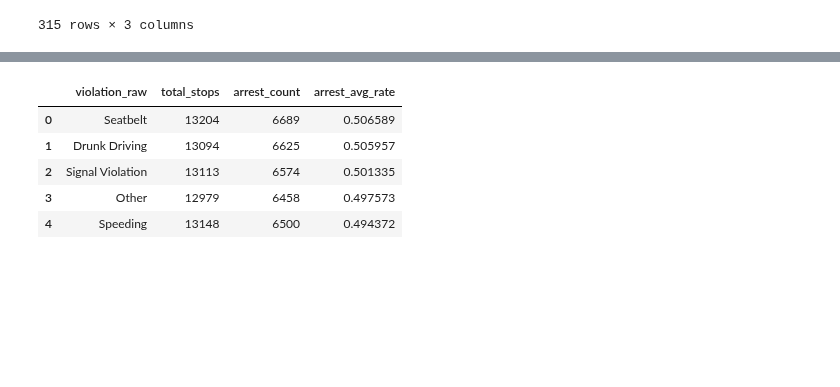
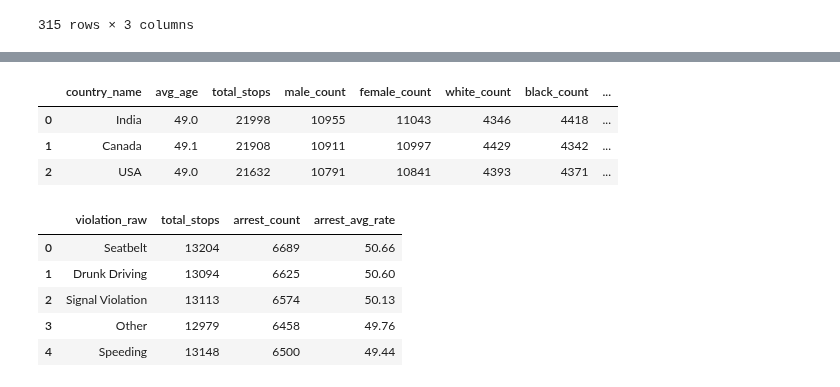
Before and after one commit to Infant-Joshva/Data-Science-learning-path, a Jupyter notebook: Mini_Project_1(Secure_check)Git/Mini_project_1(Secure_Check).ipynb, the cells around one changed output, grey strips where cells are left out. Drawn from its saved outputs; the diff is of its cells as text; code cells hidden in the pictures; blank space fills up the shorter version.

```diff
--- a/Mini_Project_1(Secure_check)Git/Mini_project_1(Secure_Check).ipynb
+++ b/Mini_Project_1(Secure_check)Git/Mini_project_1(Secure_Check).ipynb
@@ -652,23 +728,50 @@ query_c2_df
+# %%
+#5.Driver Demographics by Country (Age, Gender, and Race)
+query = """
+SELECT
+    country_name,
+    ROUND(AVG(driver_age_raw), 1) AS avg_age,
+    COUNT(*) AS total_stops,
+    SUM(CASE WHEN driver_gender = 'M' THEN 1 ELSE 0 END) AS male_count,
+    SUM(CASE WHEN driver_gender = 'F' THEN 1 ELSE 0 END) AS female_count,
+    SUM(CASE WHEN driver_race = 'White' THEN 1 ELSE 0 END) AS white_count,
+    SUM(CASE WHEN driver_race = 'Black' THEN 1 ELSE 0 END) AS black_count,
+    SUM(CASE WHEN driver_race = 'Hispanic' THEN 1 ELSE 0 END) AS hispanic_count,
+    SUM(CASE WHEN driver_race = 'Asian' THEN 1 ELSE 0 END) AS asian_count,
+    SUM(CASE WHEN driver_race = 'Other' THEN 1 ELSE 0 END) AS other_race_count
+FROM traffic_stop
+GROUP BY country_name
+ORDER BY total_stops DESC;
+
+"""
+
+query_c5_df = pd.read_sql(query,engine)
+query_c5_df
+# %% [output]
+|  | country_name | avg_age | total_stops | male_count | female_count | white_count | black_count | ... |
+| 0 | India | 49.0 | 21998 | 10955 | 11043 | 4346 | 4418 | ... |
+| 1 | Canada | 49.1 | 21908 | 10911 | 10997 | 4429 | 4342 | ... |
+| 2 | USA | 49.0 | 21632 | 10791 | 10841 | 4393 | 4371 | ... |
 # %%
 #6.Top 5 Violations with Highest Arrest Rates
 query = """
 SELECT
   violation_raw,
   COUNT(is_arrested) AS total_stops,
   SUM(CASE WHEN is_arrested = TRUE THEN 1 ELSE 0 END) AS arrest_count,
-  AVG(CASE WHEN is_arrested = TRUE THEN 1.0 ELSE 0 END) AS arrest_avg_rate
+  ROUND(AVG(CASE WHEN is_arrested = TRUE THEN 1.0 ELSE 0 END) * 100, 2) AS arrest_avg_rate
 FROM traffic_stop
 GROUP BY violation_raw
 ORDER BY arrest_avg_rate DESC
 LIMIT 5;
 """
 
 query_c6_df = pd.read_sql(query,engine)
 query_c6_df
 # %% [output]
 |  | violation_raw | total_stops | arrest_count | arrest_avg_rate |
-| 0 | Seatbelt | 13204 | 6689 | 0.506589 |
-| 1 | Drunk Driving | 13094 | 6625 | 0.505957 |
-| 2 | Signal Violation | 13113 | 6574 | 0.501335 |
-| 3 | Other | 12979 | 6458 | 0.497573 |
-| 4 | Speeding | 13148 | 6500 | 0.494372 |
+| 0 | Seatbelt | 13204 | 6689 | 50.66 |
+| 1 | Drunk Driving | 13094 | 6625 | 50.60 |
+| 2 | Signal Violation | 13113 | 6574 | 50.13 |
+| 3 | Other | 12979 | 6458 | 49.76 |
+| 4 | Speeding | 13148 | 6500 | 49.44 |
```
Also changed, not shown: parts of 9 cells of this notebook.
